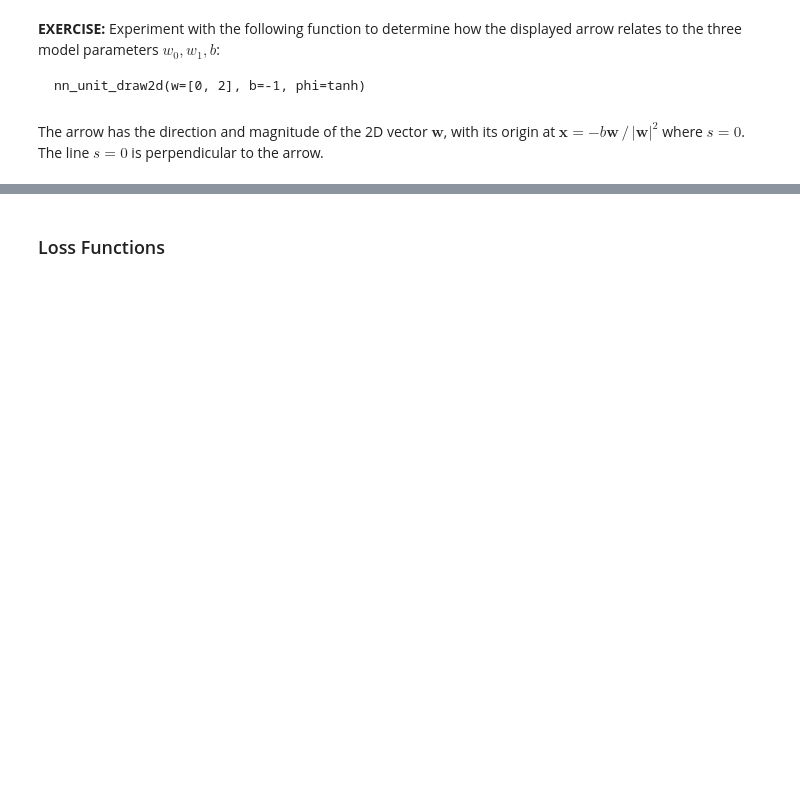
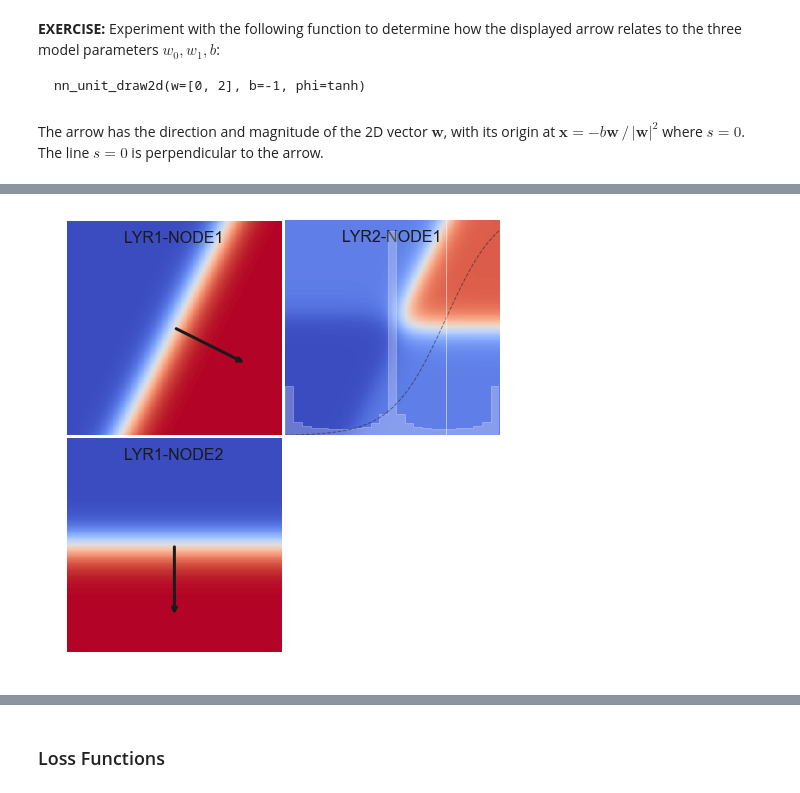
Before and after one commit to dkirkby/MachineLearningStatistics, a Jupyter notebook: notebooks/NeuralNetworks.ipynb, the cells around one changed output, grey strips where cells are left out. Saved outputs shown, nothing was run; the diff lists cells and outputs as text; code cells hidden in the pictures; blank space fills up the shorter version.

```diff
--- a/notebooks/NeuralNetworks.ipynb
+++ b/notebooks/NeuralNetworks.ipynb
@@ -332,0 +229,7 @@ plt.ylabel('Network output');
+# %%
+nn_graph_draw2d(
+    ([[2, 0],[-1, -2]], [0, 0], tanh), # LYR1
+    ([[1], [-1]], [-1], tanh)          # LYR2
+)
+# %% [output]
+[figure, added]
```
Also changed, not shown: parts of 167 cells of this notebook.
